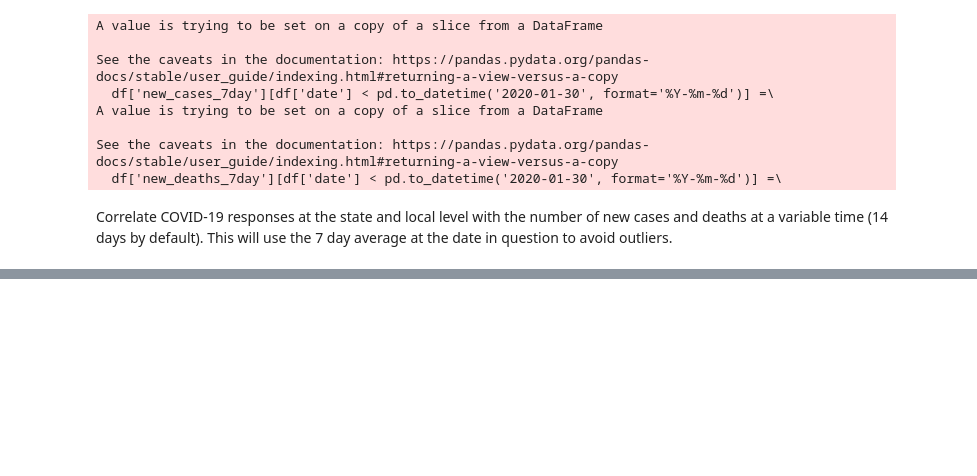
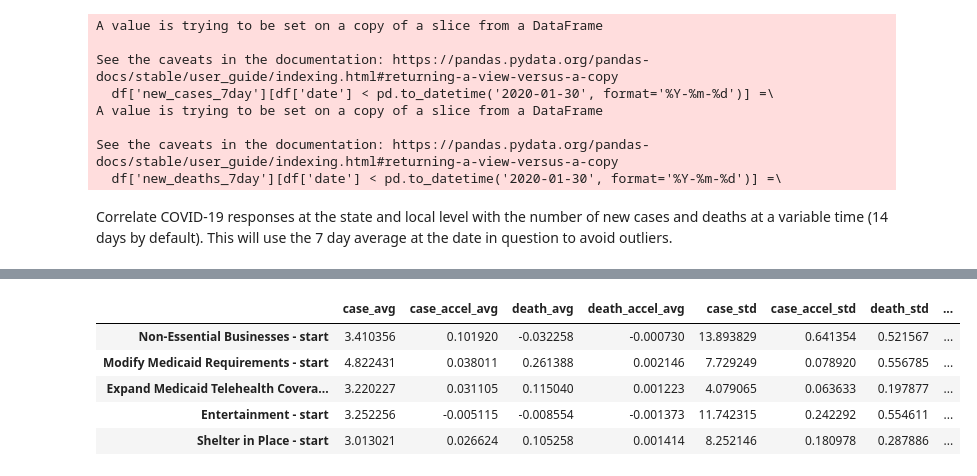
Before and after one commit to apalermo01/Covid-19-correlation-analysis, a Jupyter notebook: Covid-19 case - policy correlations .ipynb, the cells around one changed output, grey strips where cells are left out. Drawn from its saved outputs; the diff is of its cells as text; code cells hidden in the pictures; blank space fills up the shorter version.

```diff
--- a/Covid-19 case - policy correlations .ipynb
+++ b/Covid-19 case - policy correlations .ipynb
@@ -160,0 +236,10 @@ df2.head()
+# %%
+deltas = delta_stats(deltas=policy_deltas)
+deltas.head()
+# %% [output]
+|  | case_avg | case_accel_avg | death_avg | death_accel_avg | case_std | case_accel_std | death_std | ... |
+| Non-Essential Businesses - start | 3.410356 | 0.101920 | -0.032258 | -0.000730 | 13.893829 | 0.641354 | 0.521567 | ... |
+| Modify Medicaid Requirements - start | 4.822431 | 0.038011 | 0.261388 | 0.002146 | 7.729249 | 0.078920 | 0.556785 | ... |
+| Expand Medicaid Telehealth Covera... | 3.220227 | 0.031105 | 0.115040 | 0.001223 | 4.079065 | 0.063633 | 0.197877 | ... |
+| Entertainment - start | 3.252256 | -0.005115 | -0.008554 | -0.001373 | 11.742315 | 0.242292 | 0.554611 | ... |
+| Shelter in Place - start | 3.013021 | 0.026624 | 0.105258 | 0.001414 | 8.252146 | 0.180978 | 0.287886 | ... |
```
Also changed, not shown: parts of 6 cells of this notebook.
